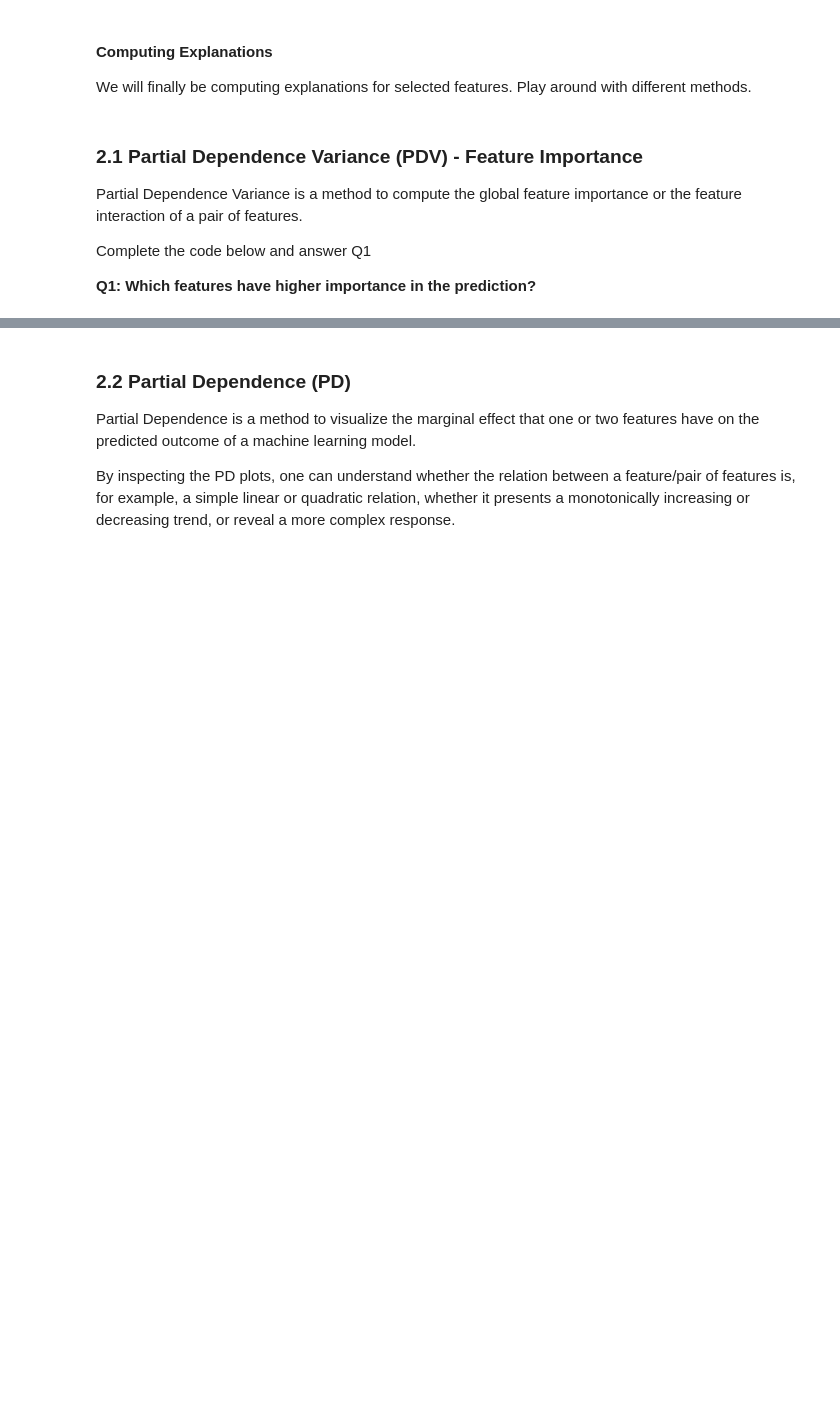
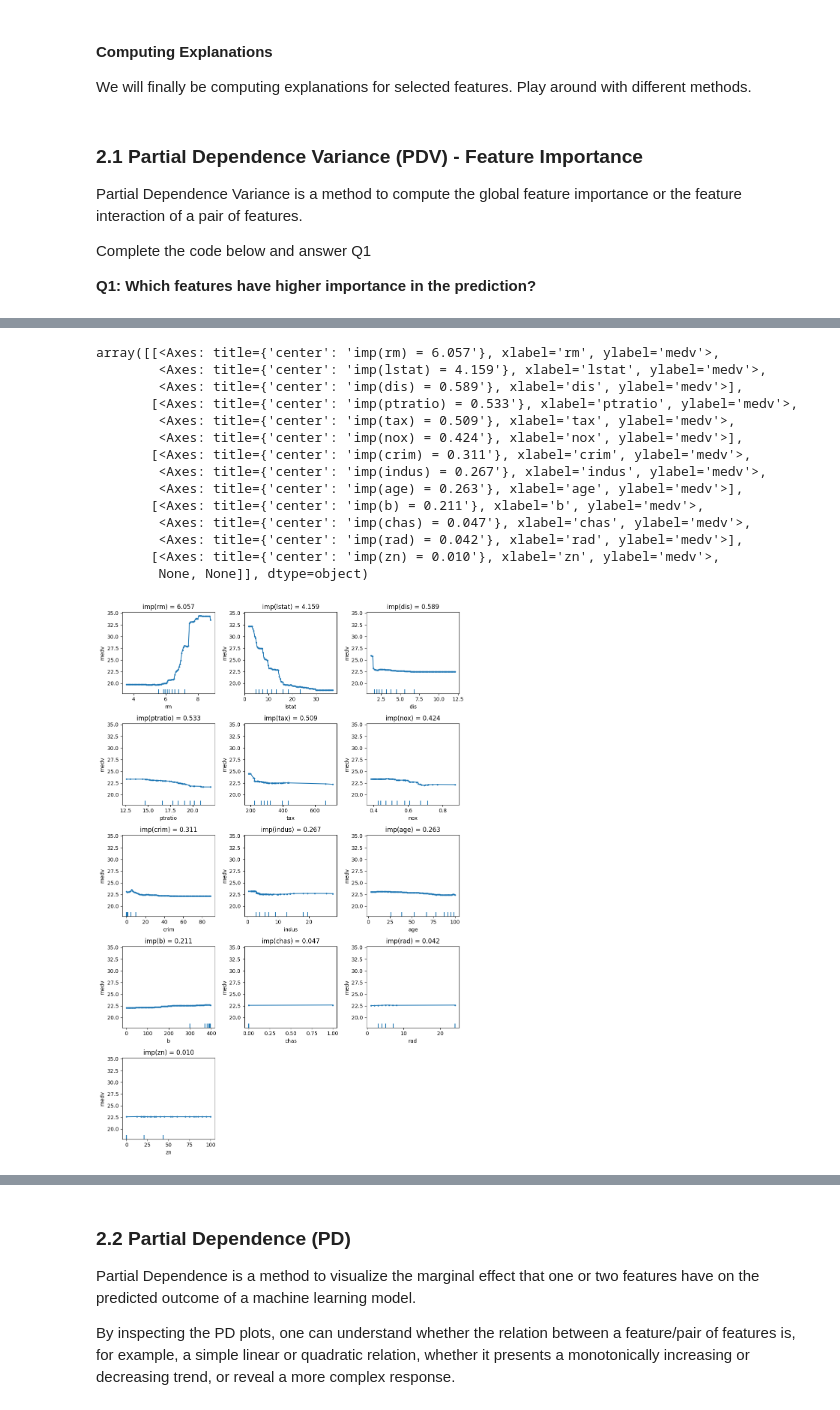
Before and after one commit to blessedmadukoma/mlip-lab-10-explainability-lab, a Jupyter notebook: explainability.ipynb, the cells around one changed output, grey strips where cells are left out. Drawn from its saved outputs; the diff is of its cells as text; code cells hidden in the pictures; blank space fills up the shorter version.

```diff
--- a/explainability.ipynb
+++ b/explainability.ipynb
@@ -175,0 +201,18 @@ Complete the code below and answer Q1
+# %%
+plot_pd_variance(exp=exp_importance, summarise=False,  fig_kw={'figheight': 15, 'figwidth': 10})
+# %% [output]
+array([[<Axes: title={'center': 'imp(rm) = 6.057'}, xlabel='rm', ylabel='medv'>,
+        <Axes: title={'center': 'imp(lstat) = 4.159'}, xlabel='lstat', ylabel='medv'>,
+        <Axes: title={'center': 'imp(dis) = 0.589'}, xlabel='dis', ylabel='medv'>],
+       [<Axes: title={'center': 'imp(ptratio) = 0.533'}, xlabel='ptratio', ylabel='medv'>,
+        <Axes: title={'center': 'imp(tax) = 0.509'}, xlabel='tax', ylabel='medv'>,
+        <Axes: title={'center': 'imp(nox) = 0.424'}, xlabel='nox', ylabel='medv'>],
+       [<Axes: title={'center': 'imp(crim) = 0.311'}, xlabel='crim', ylabel='medv'>,
+        <Axes: title={'center': 'imp(indus) = 0.267'}, xlabel='indus', ylabel='medv'>,
+        <Axes: title={'center': 'imp(age) = 0.263'}, xlabel='age', ylabel='medv'>],
+       [<Axes: title={'center': 'imp(b) = 0.211'}, xlabel='b', ylabel='medv'>,
+        <Axes: title={'center': 'imp(chas) = 0.047'}, xlabel='chas', ylabel='medv'>,
+        <Axes: title={'center': 'imp(rad) = 0.042'}, xlabel='rad', ylabel='medv'>],
+       [<Axes: title={'center': 'imp(zn) = 0.010'}, xlabel='zn', ylabel='medv'>,
+        None, None]], dtype=object)
+[figure, added]
```
Also changed, not shown: parts of 39 cells of this notebook, 2 other files.
